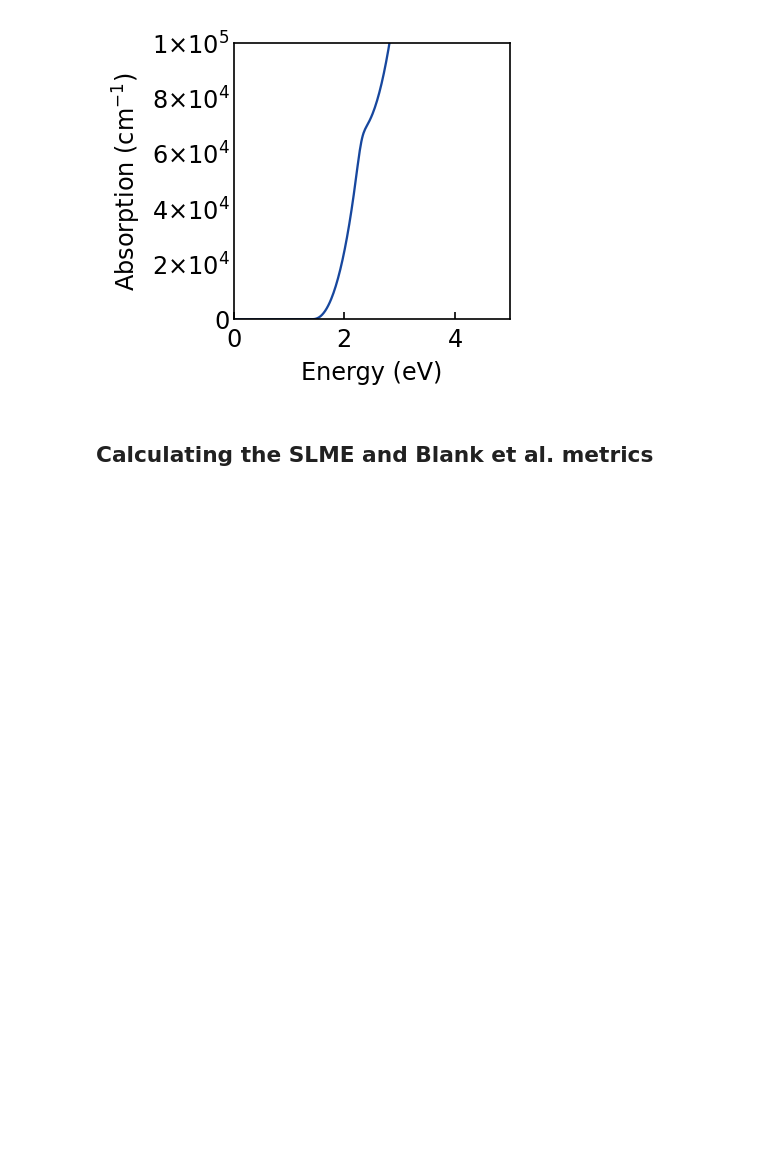
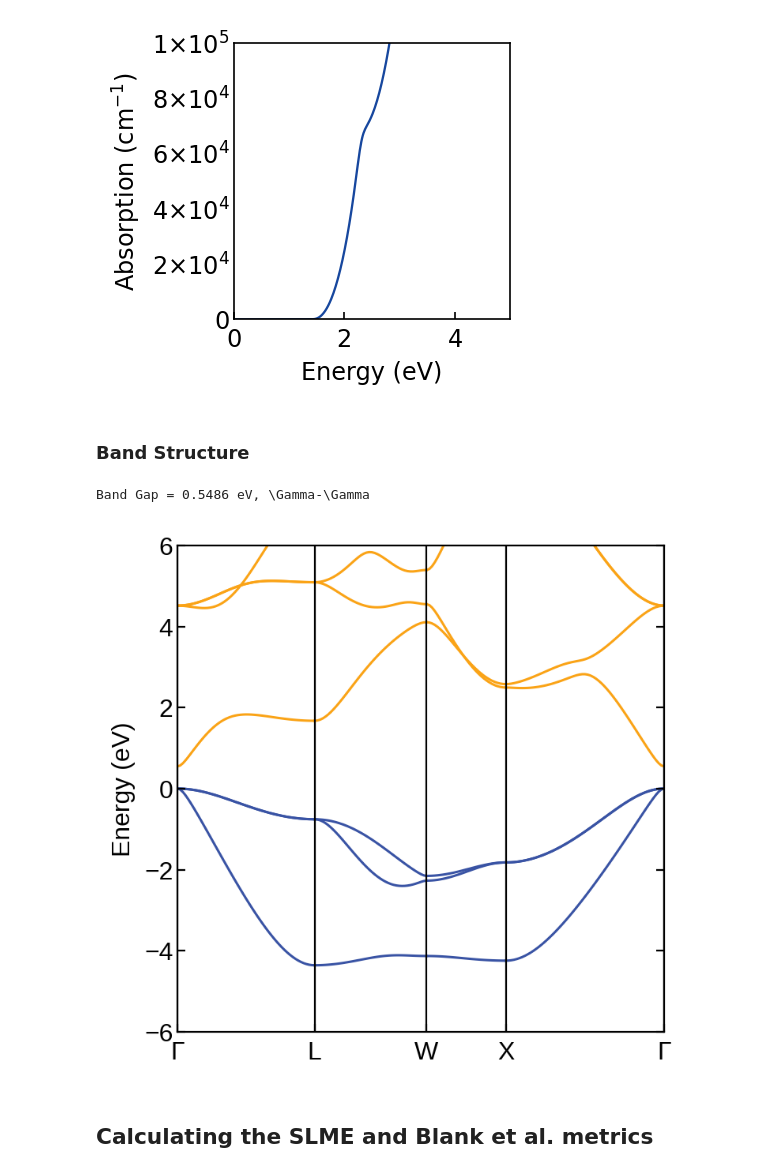
Before and after one commit to SMTG-Bham/solphin, a Jupyter notebook: tutorial/tutorial.ipynb, the cells around one changed output. Saved outputs shown, nothing was run; the diff lists cells and outputs as text; code cells hidden in the pictures; blank space fills up the shorter version.

Commit message:
Methods and tutorial calls for calculating band structures
Co-authored-by: Copilot <copilot@github.com>

```diff
--- a/tutorial/tutorial.ipynb
+++ b/tutorial/tutorial.ipynb
@@ -77,0 +103,14 @@ vasp_inputs.write_vasp_calculation(
+# %%
+# #GGA functional
+band_directory = "band_gga"
+functional="PBEsol"
+splits = 1
+scf_kpoints = None
+scf_charge = f"{optics_directory}/CHGCAR"
+
+#Hybrid Functional
+# functional="HSE06"
+# band_directory = "band_hybrid"
+# splits = 5
+# scf_kpoints = f"{optics_directory}/IBZKPT"
+# scf_charge = None
@@ -89,6 +138,23 @@ dos_plotting.plot_dos(filename=f'{optics_directory}/vasprun.xml', xmin=-3, xmax=
 optics.plot_absorption(filename=f'{optics_directory}/vasprun.xml', xmax=5)
 # %% [output]
 [figure]
+# %% [markdown]
+### Band Structure
+# %%
+#Extract (and recombine) vaspruns to create a single band structure object
+bs = band_structure.get_band_structure(band_directory, splits)
+
+#Plot the band structure, with the DOS alongside if desired
+fig, ax = plt.subplots(figsize=(4,4), dpi=200)
+band_structure.plot_band_structure(bs, plt, ymin=-6, ymax=6)
+
+#Extract the band gap for use in the FOM and report it
+band_gap = bs.get_band_gap()
+e_g = band_gap["energy"]
+print(f"Band Gap = {e_g} eV, {band_gap["transition"]}")
+# %% [output]
+Band Gap = 0.5486 eV, \Gamma-\Gamma
+[figure, added]
 # %% [markdown]
 ## Calculating the SLME and Blank et al. metrics
 # %%
```
Also changed, not shown: parts of 18 cells of this notebook, 1 other file.
